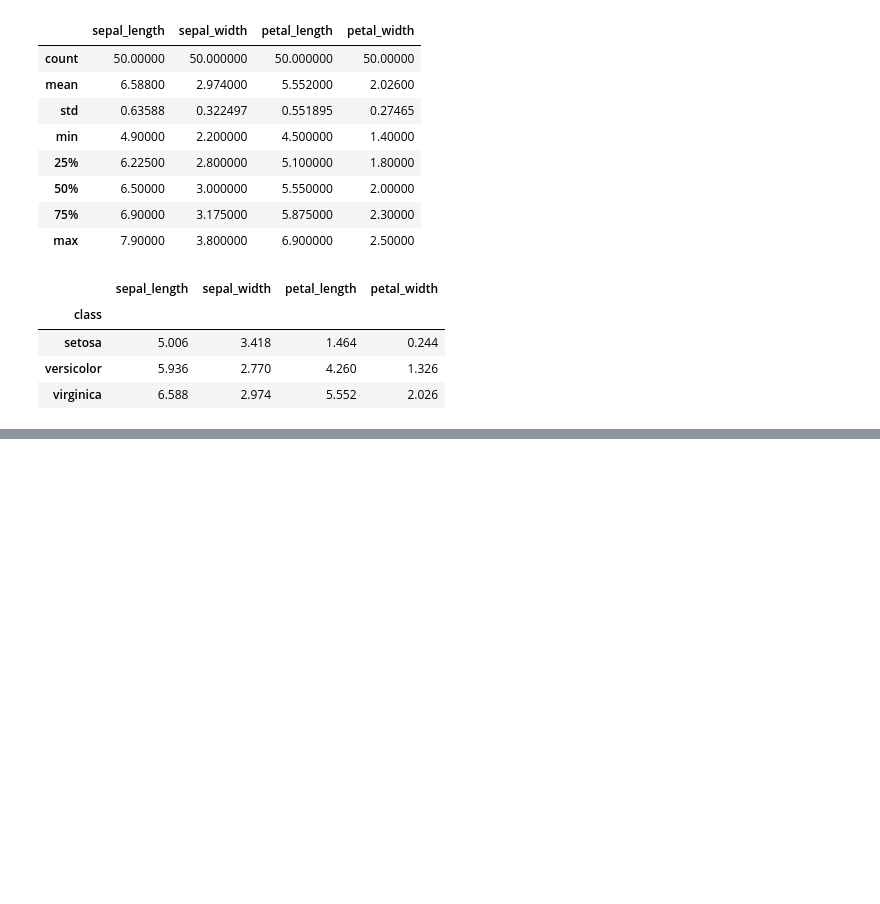
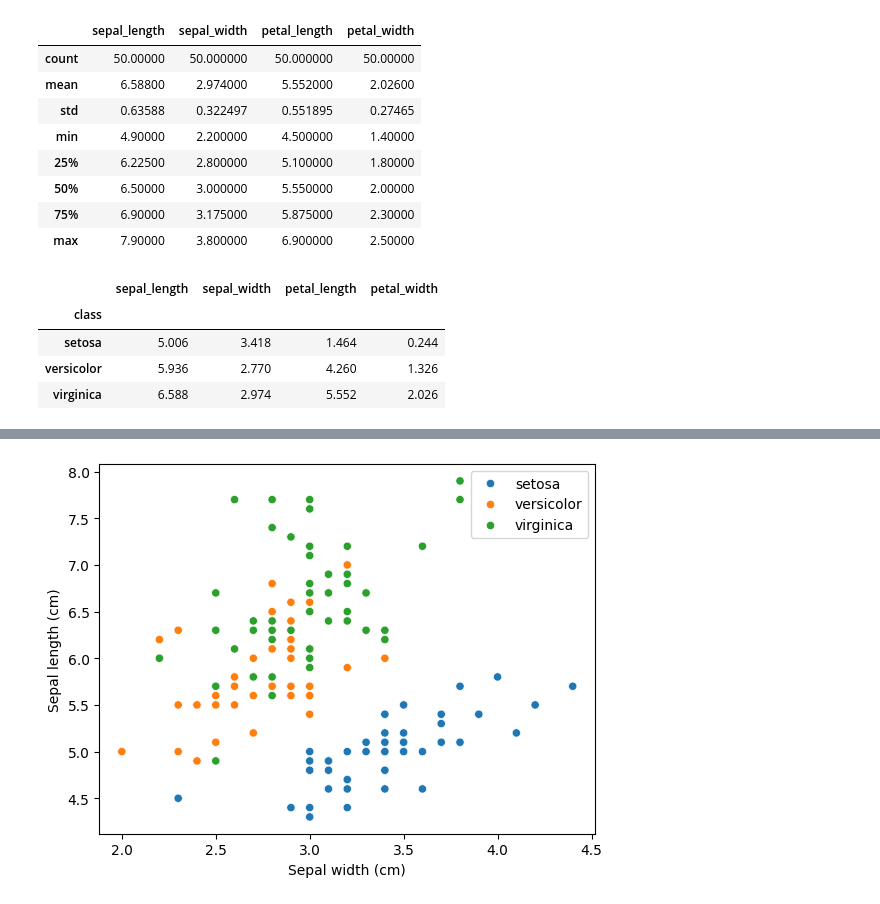
Before and after one commit to Crudeerz/Statistik-Rasmus-Berghall, a Jupyter notebook: Assignment/Code/analysis.ipynb, the cells around one changed output, grey strips where cells are left out. Drawn from its saved outputs; the diff is of its cells as text; code cells hidden in the pictures; blank space fills up the shorter version.

```diff
--- a/Assignment/Code/analysis.ipynb
+++ b/Assignment/Code/analysis.ipynb
@@ -87,0 +116,9 @@ Making a scatterplot to easier see the variation between the species.
+# %%
+s_ax = sns.scatterplot(data=iris,
+                       y="sepal_length", x="sepal_width",
+                       hue="class")
+s_ax.set(ylabel="Sepal length (cm)", xlabel="Sepal width (cm)")
+
+s_ax.legend().set_title("")
+# %% [output]
+[figure, added]
```
Also changed, not shown: parts of 10 cells of this notebook.
